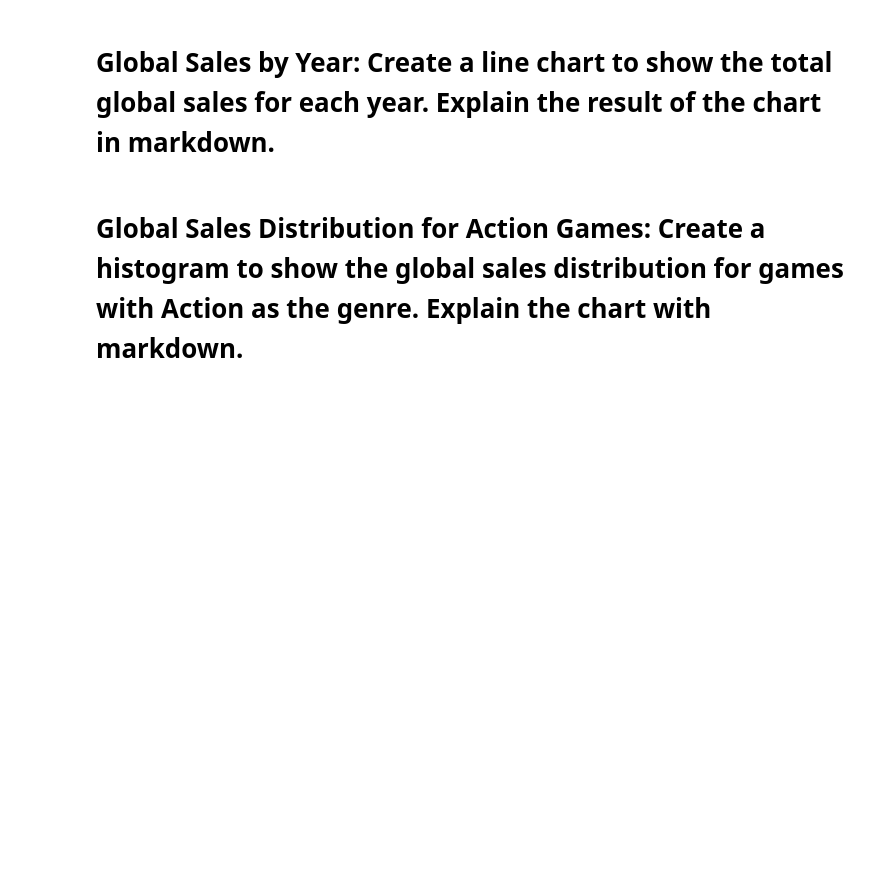
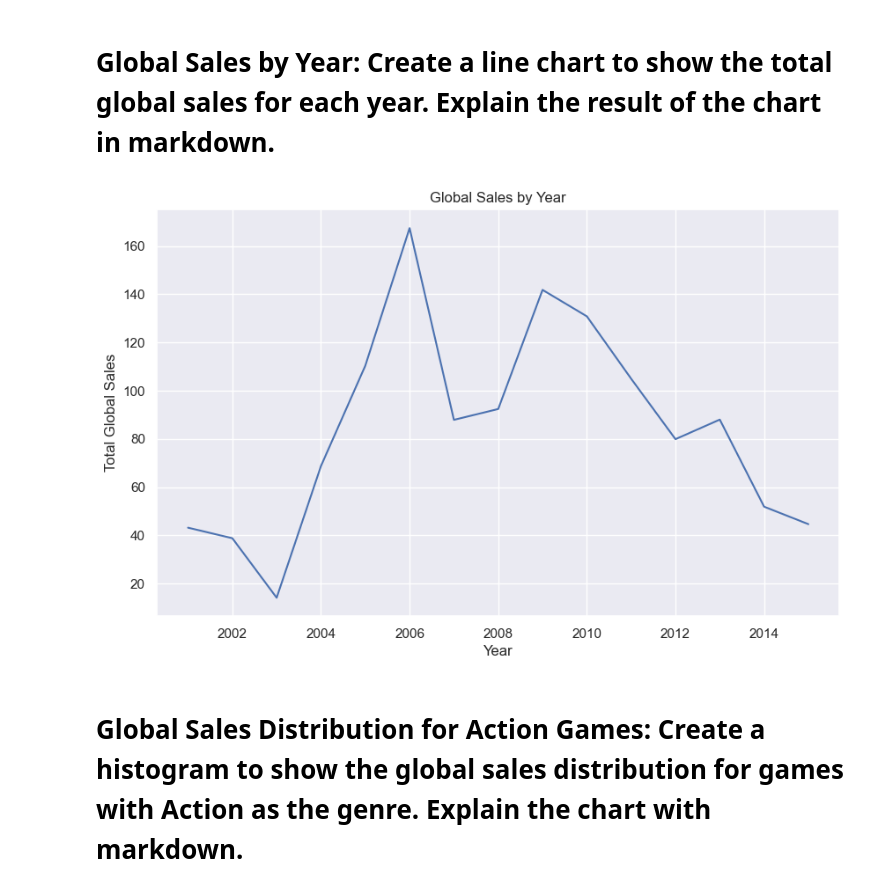
Before and after one commit to nseitler/video-game-sales, a Jupyter notebook: VideoGameDataViz.ipynb, the cells around one changed output. Drawn from its saved outputs; the diff is of its cells as text; code cells hidden in the pictures; blank space fills up the shorter version.

```diff
--- a/VideoGameDataViz.ipynb
+++ b/VideoGameDataViz.ipynb
@@ -18,4 +31,17 @@ vg.head()
 # %% [markdown]
 # Global Sales by Year: Create a line chart to show the total global sales for each year. Explain the result of the chart in markdown.
+# %%
+global_sales_by_year = vg.groupby('Year')['Global_Sales'].sum()
+
+plt.figure(figsize=(10, 6))
+sns.lineplot(x=global_sales_by_year.index, y=global_sales_by_year.values)
+
+plt.title('Global Sales by Year')
+plt.xlabel('Year')
+plt.ylabel('Total Global Sales')
+
+plt.show()
+# %% [output]
+[figure, added]
 # %% [markdown]
 # Global Sales Distribution for Action Games: Create a histogram to show the global sales distribution for games with Action as the genre. Explain the chart with markdown.
```
Also changed, not shown: parts of 5 cells of this notebook.
